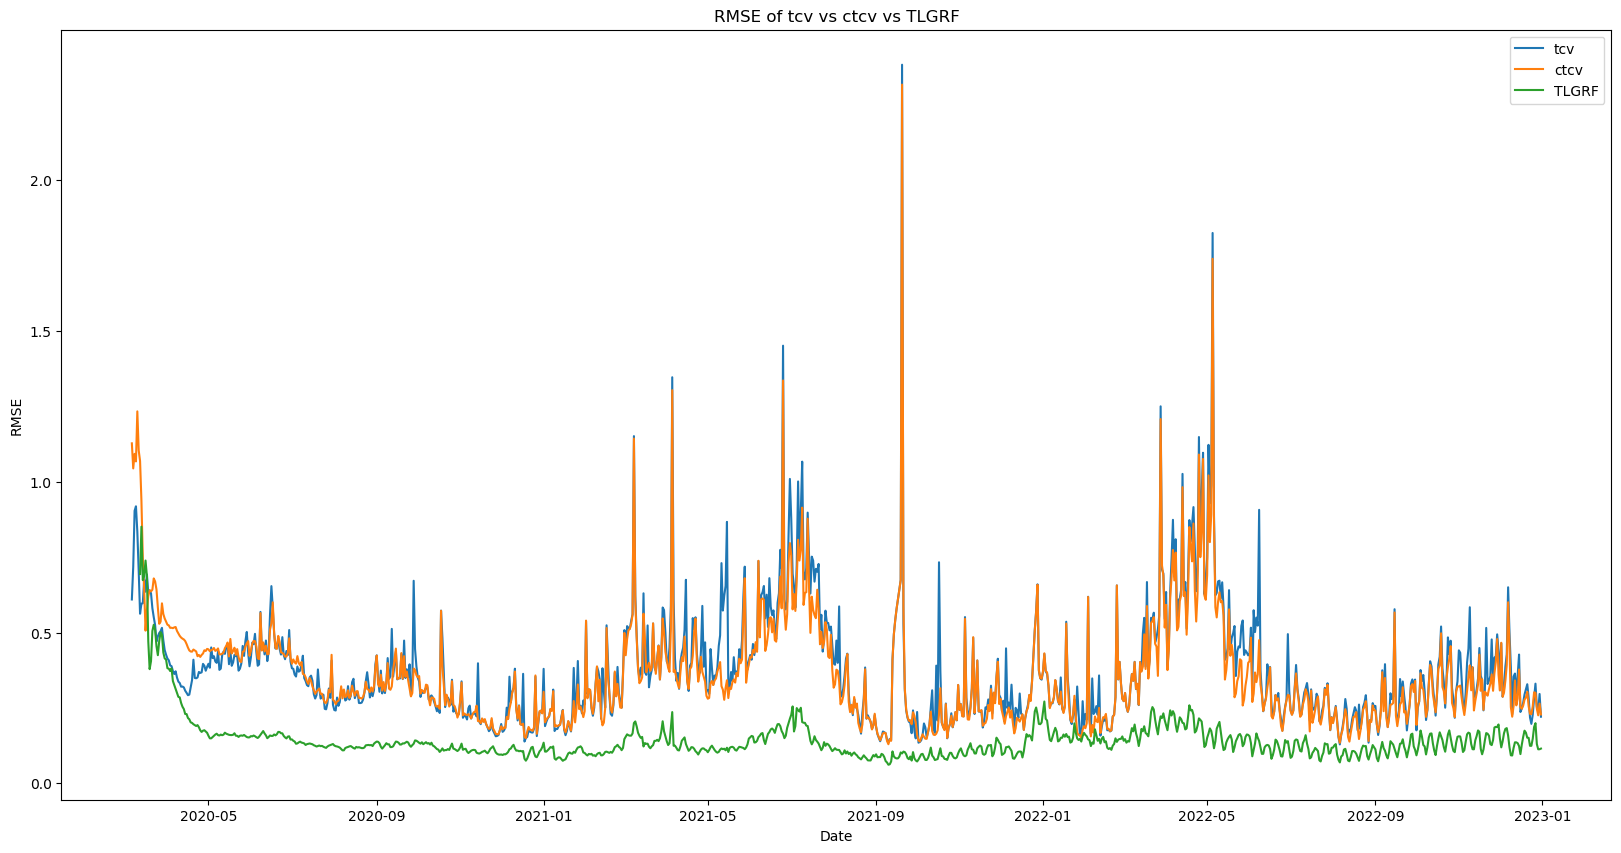
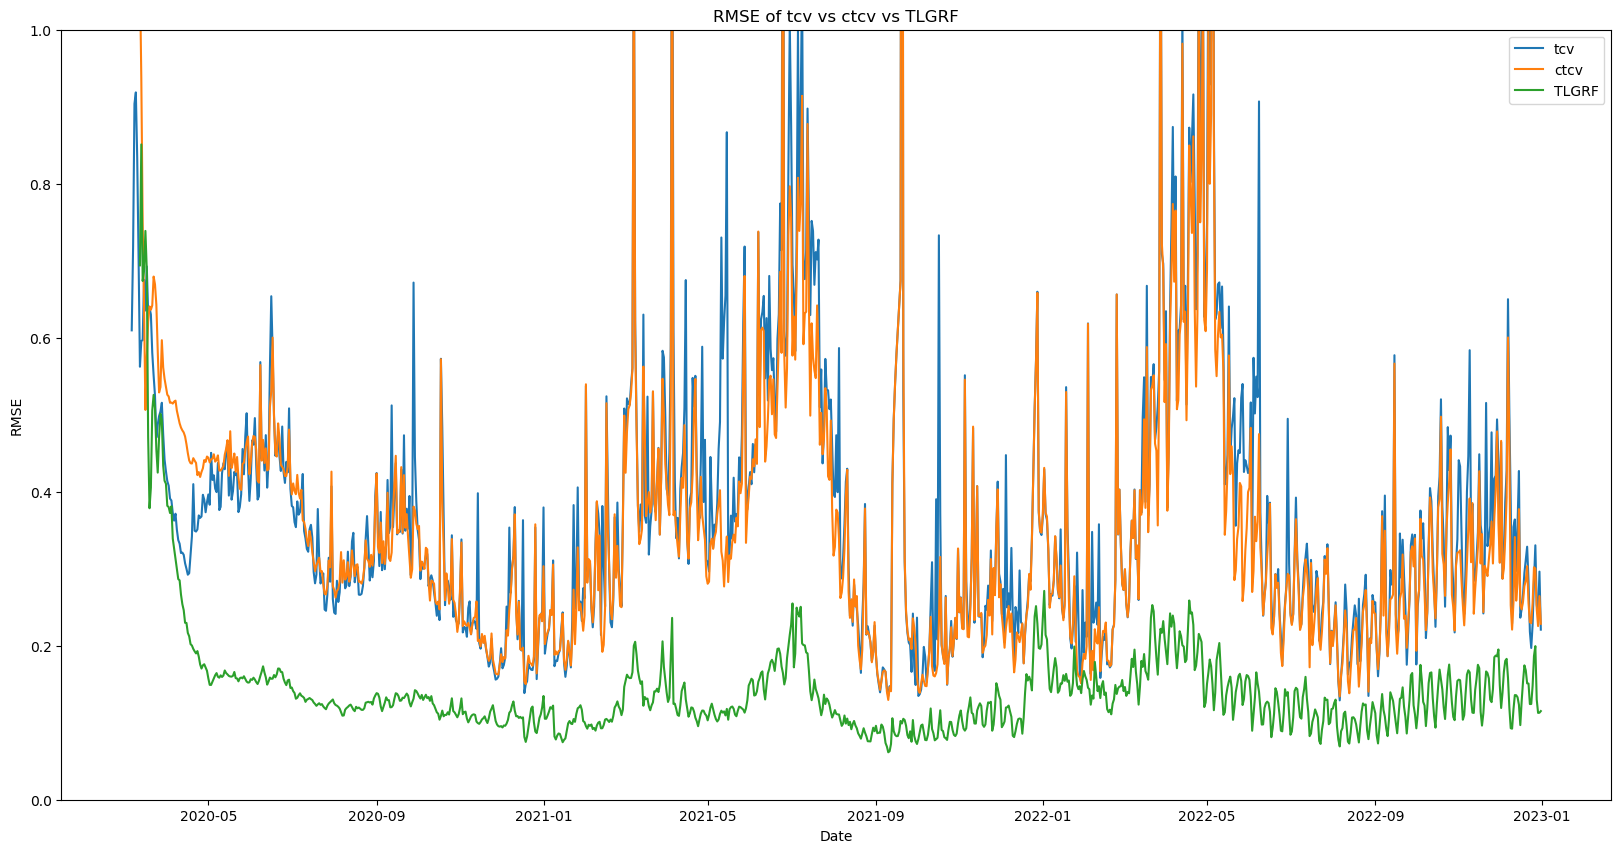
Unified diff of the notebook cell whose output changed from the first chart to the second:
--- before
+++ after
@@ -17,4 +17,6 @@
 plt.xlabel("Date")
 plt.ylabel("{}".format(metric))
+plt.ylim(0, ylim_dict[metric])
+
 plt.title("{} of tcv vs ctcv vs TLGRF".format(metric))
 plt.legend()

Commit: Update cumsum images